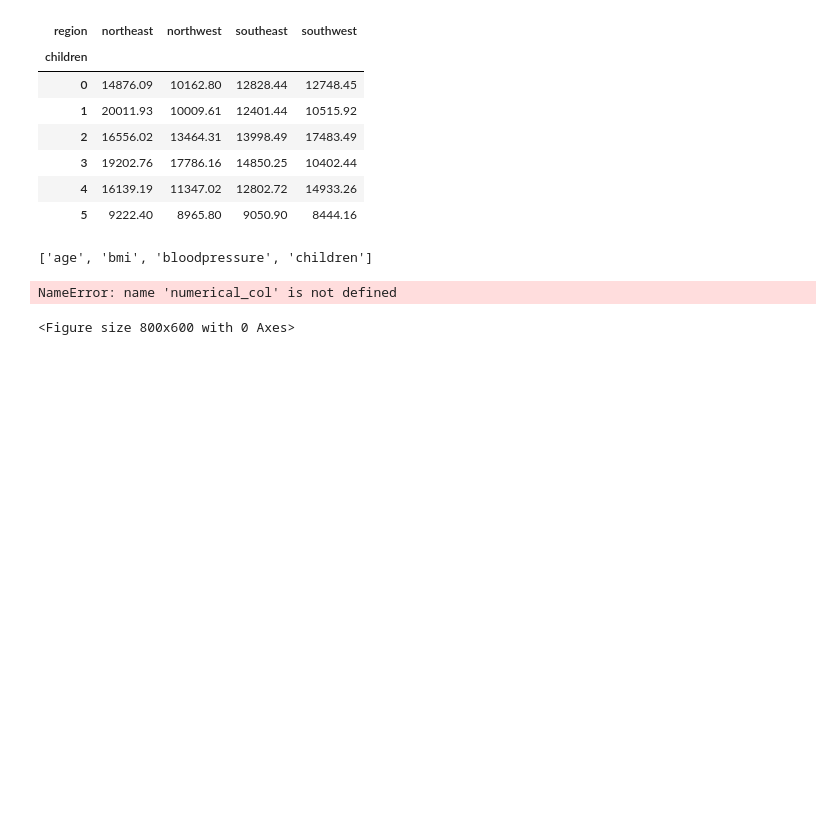
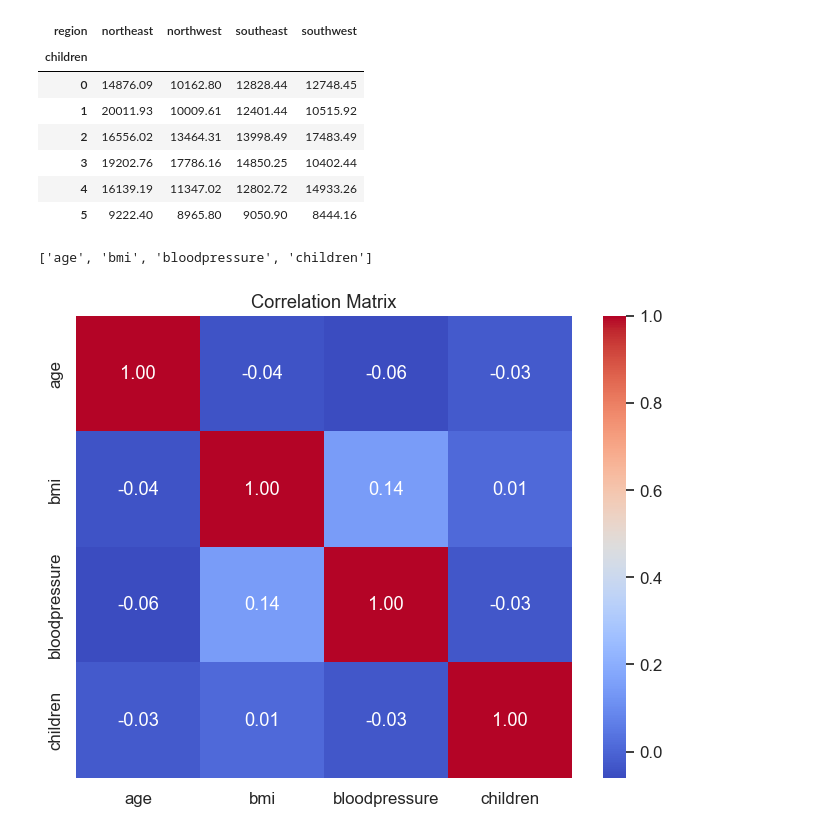
Before and after one commit to emomo81/health-insurance-cost-prediction-ML-, a Jupyter notebook: analysis_model.ipynb, the cells around one changed output. Cells and saved outputs as stored; diff of their text form; code cells hidden in the pictures; blank space fills up the shorter version.

Commit message:
fix: Successfully generate correlation heatmap in `analysis_model.ipynb` by resolving previous `NameError`.

```diff
--- a/analysis_model.ipynb
+++ b/analysis_model.ipynb
@@ -151,9 +151,8 @@ numeric_col
 ['age', 'bmi', 'bloodpressure', 'children']
 # %%
 plt.figure(figsize=(8,6))
-sns.heatmap(df[numerical_col].corr(), annot=True,cmap ="coolwarm",fmt=".2f")
+sns.heatmap(df[numeric_col].corr(), annot=True, cmap = "coolwarm",fmt=".2f")
 plt.title("Correlation Matrix")
 plt.show()
 # %% [output]
-NameError: name 'numerical_col' is not defined
-<Figure size 800x600 with 0 Axes>
+[figure, added]
```
Also changed, not shown: parts of 1 cell of this notebook.
